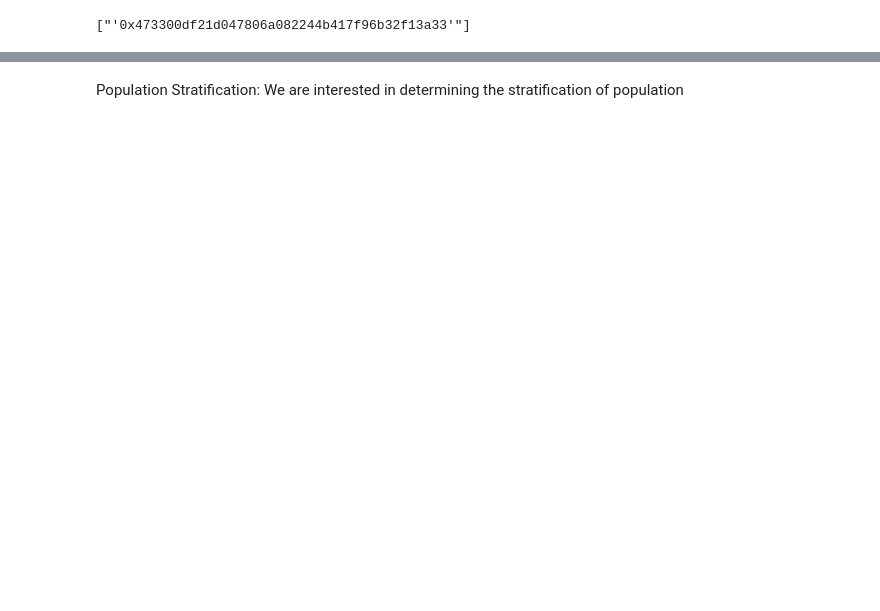
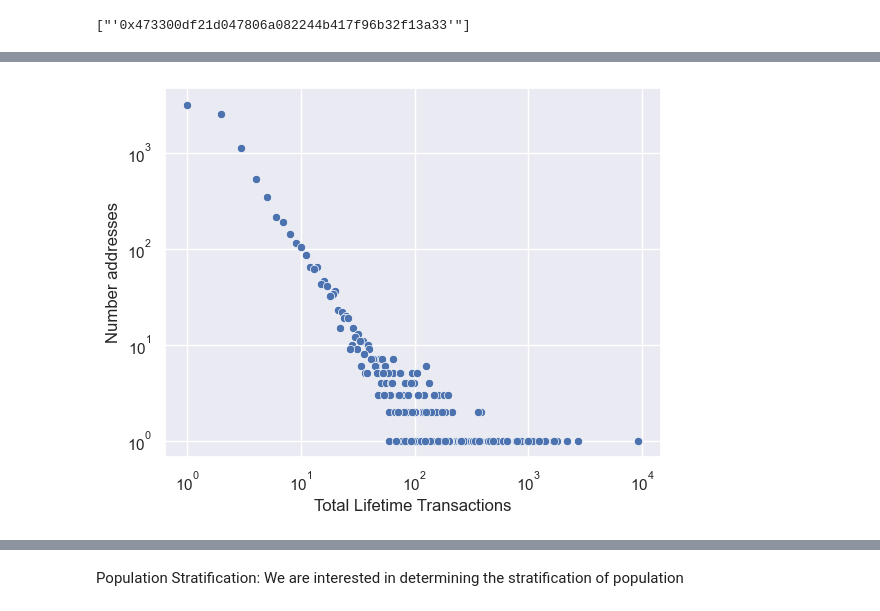
Before and after one commit to anonalyx/positive-reputation-score, a Jupyter notebook: data-import.ipynb, the cells around one changed output, grey strips where cells are left out. Cells and saved outputs as stored; diff of their text form; code cells hidden in the pictures; blank space fills up the shorter version.

```diff
--- a/data-import.ipynb
+++ b/data-import.ipynb
@@ -414,0 +400,5 @@ td.shape
+# %%
+df = pd.read_csv('transactions.csv')
+td = df.copy()
+td.drop('Unnamed: 0', axis=1, inplace=True)
+td.shape
@@ -414,0 +443,5 @@ td.shape
+# %%
+td['value'] = td['value'].astype(float)
+td['has_input'] = td['input'].apply(lambda x: 0 if x == '0x' else 1)
+td['contract_creation'] = td['to_address'].isnull().astype(int)
+td_clean = td.drop(['input', 'hash', 'block_hash','transaction_type'], axis=1)
@@ -414,0 +459,4 @@ td.shape
+# %%
+def wei_to_eth(wei):
+    return wei / 10**18
+td[['value','gas','gas_price','receipt_gas_used']] = td[['value','gas','gas_price','receipt_gas_used']].apply(wei_to_eth)
@@ -414,0 +480,4 @@ td.shape
+# %%
+filtered_df_from = td[td['from_address'].isin(sample_addresses.from_address)].groupby('from_address')
+total_transaction_count = filtered_df_from.max('nonce') + 1
+total_transaction_count
@@ -414,0 +501,12 @@ td.shape
+# %%
+value_counts = total_transaction_count['nonce'].value_counts().reset_index()
+value_counts.columns = ['nonce', 'count']
+value_counts['count']
+sns.scatterplot(data=value_counts, x='nonce', y='count')
+plt.yscale('log')
+plt.xscale('log')
+plt.xlabel('Total Lifetime Transactions')
+plt.ylabel('Number addresses')
+plt.show()
+# %% [output]
+[figure, added]
```
Also changed, not shown: parts of 62 cells of this notebook, 5 other files.
